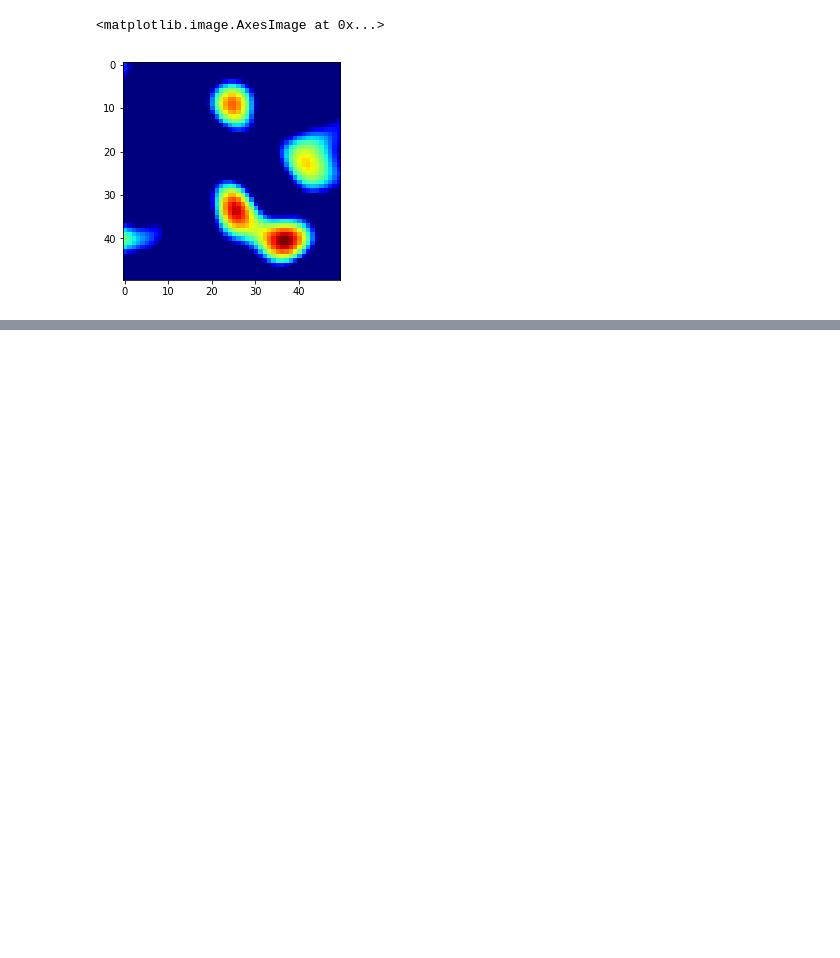
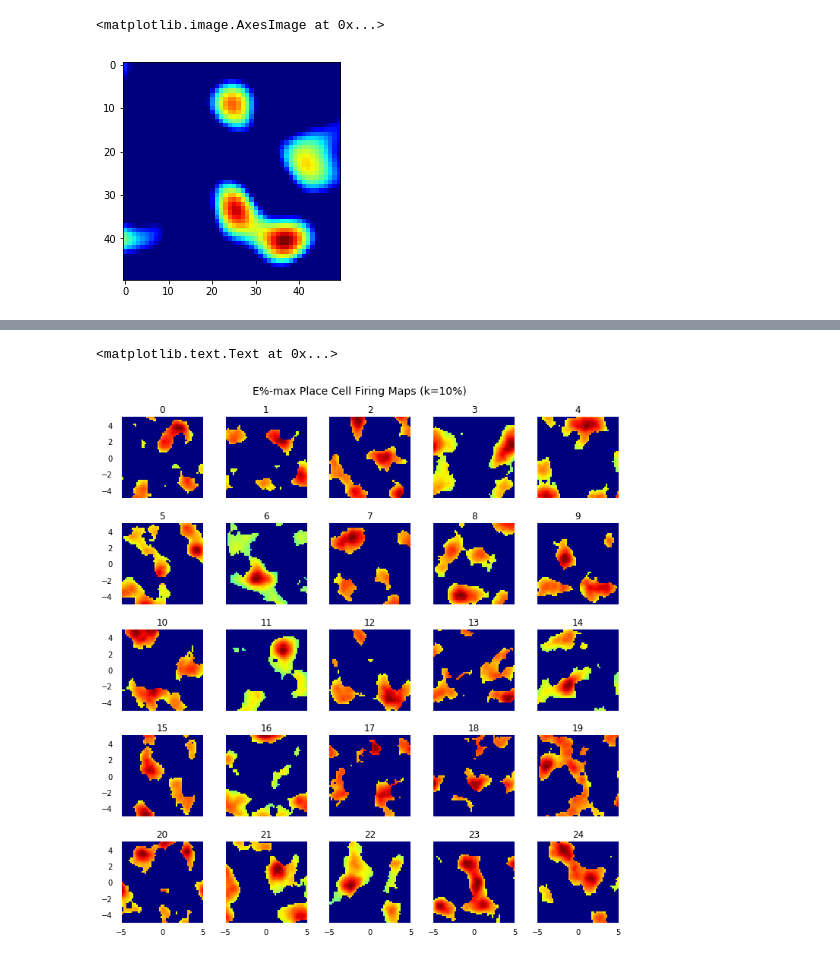
Before and after one commit to csmslab/hipposlam, a Jupyter notebook: biocas_notebook.ipynb, the cells around one changed output, grey strips where cells are left out. Drawn from its saved outputs; the diff is of its cells as text; code cells hidden in the pictures; blank space fills up the shorter version.

```diff
--- a/biocas_notebook.ipynb
+++ b/biocas_notebook.ipynb
@@ -247,0 +392,16 @@ plt.imshow(place_2_norm, cmap='jet')
+# %%
+k_thresh = 0.1
+reset_val = np.amin(place_cells[:,:,:,0])
+for pc in range(num_places):
+    for x in range(place_cells.shape[0]):
+        for y in range(place_cells.shape[1]):
+            if place_cells[x,y,pc,0] >= (1-k_thresh)*np.max(place_cells[x,y,:,0]):
+                place_cells[x,y,pc,1] = place_cells[x,y,pc,0]
+            else:
+                place_cells[x,y,pc,1] = reset_val
+# %%
+vco.plot_many(place_cells[:,:,:25,1],size)
+plt.suptitle('E%-max Place Cell Firing Maps (k=10%)',fontsize=14,y=1.02)
+# %% [output]
+<matplotlib.text.Text at 0x...>
+[figure, added]
```
Also changed, not shown: parts of 26 cells of this notebook, 5 other files.
